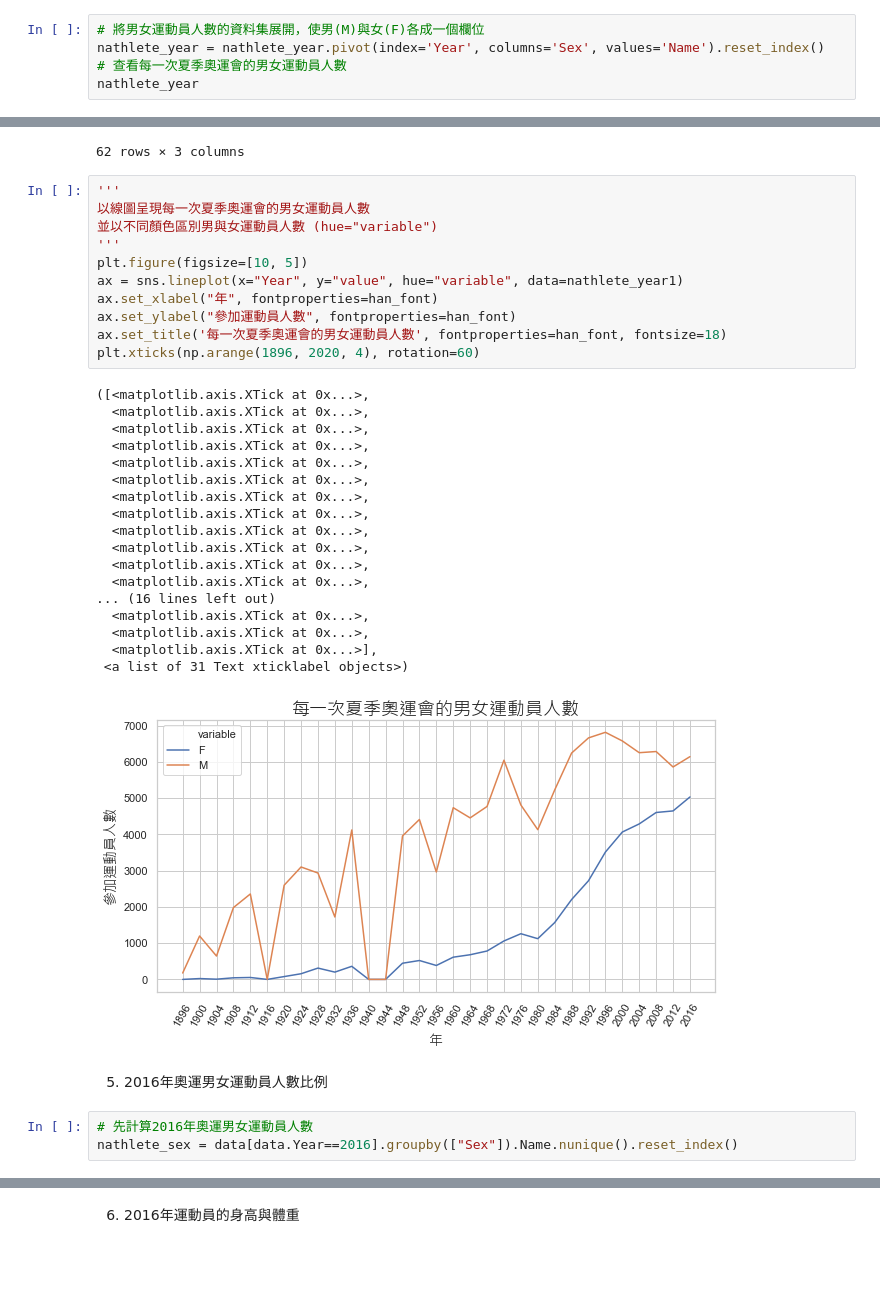
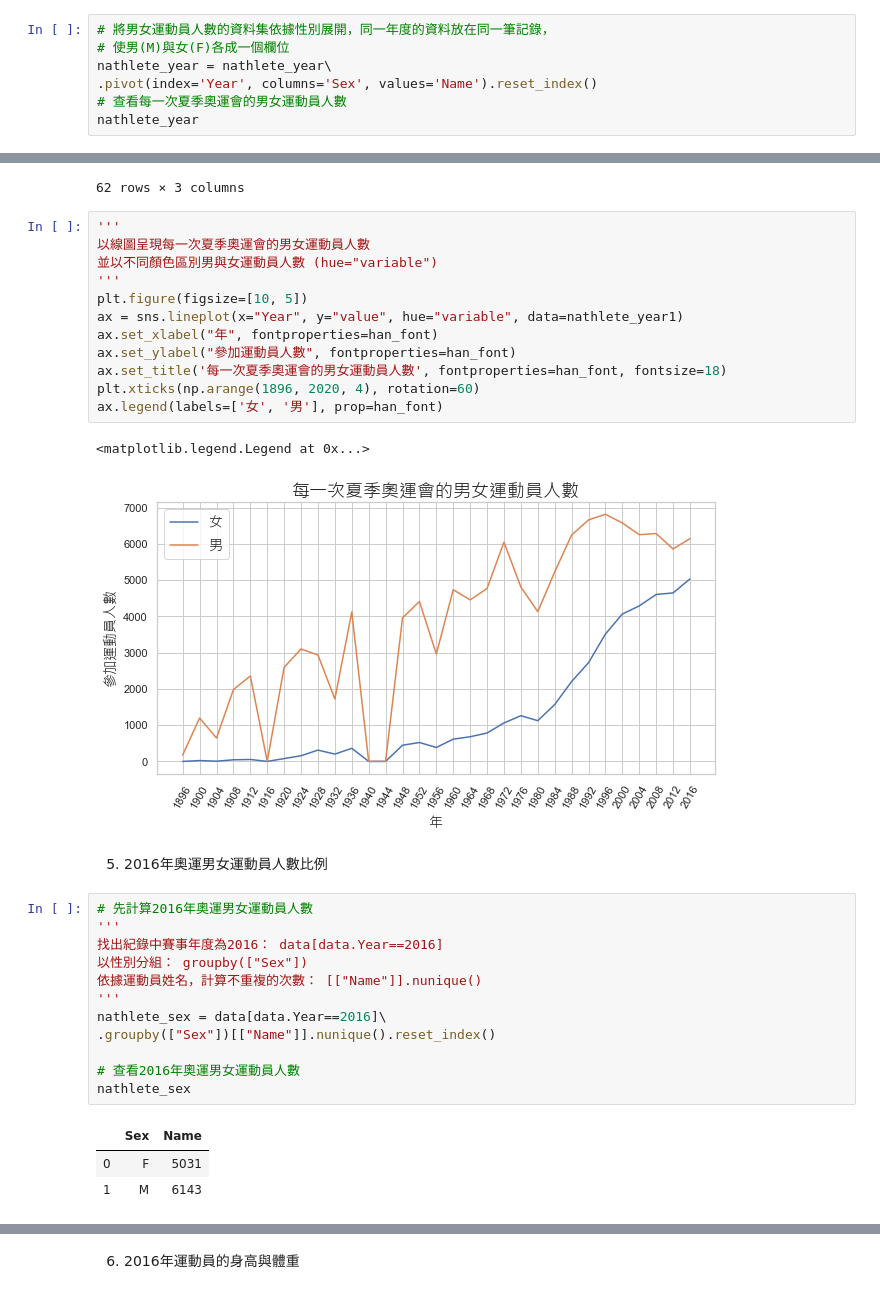
Before and after one commit to sungchien/ecommerce, a Jupyter notebook: 10-fundamental-for-data-analysis.ipynb, the cells around one changed output, grey strips where cells are left out. Cells and saved outputs as stored; diff of their text form; blank space fills up the shorter version.

```diff
--- a/10-fundamental-for-data-analysis.ipynb
+++ b/10-fundamental-for-data-analysis.ipynb
@@ -748,8 +761,10 @@ nathlete_year
 | 55 | 2016 | F | 5031 |
 | 56 | 2016 | M | 6143 |
 # %%
-# 將男女運動員人數的資料集展開，使男(M)與女(F)各成一個欄位
-nathlete_year = nathlete_year.pivot(index='Year', columns='Sex', values='Name').reset_index()
+# 將男女運動員人數的資料集依據性別展開，同一年度的資料放在同一筆記錄，
+# 使男(M)與女(F)各成一個欄位
+nathlete_year = nathlete_year\
+.pivot(index='Year', columns='Sex', values='Name').reset_index()
 # 查看每一次夏季奧運會的男女運動員人數
 nathlete_year
 # %% [output]
@@ -836,38 +851,36 @@ nathlete_year1
 # %%
 '''
 以線圖呈現每一次夏季奧運會的男女運動員人數
 並以不同顏色區別男與女運動員人數 (hue="variable")
 '''
 plt.figure(figsize=[10, 5])
 ax = sns.lineplot(x="Year", y="value", hue="variable", data=nathlete_year1)
 ax.set_xlabel("年", fontproperties=han_font)
 ax.set_ylabel("參加運動員人數", fontproperties=han_font)
 ax.set_title('每一次夏季奧運會的男女運動員人數', fontproperties=han_font, fontsize=18)
 plt.xticks(np.arange(1896, 2020, 4), rotation=60)
+ax.legend(labels=['女', '男'], prop=han_font)
 # %% [output]
-([<matplotlib.axis.XTick at 0x...>,
-  <matplotlib.axis.XTick at 0x...>,
-  <matplotlib.axis.XTick at 0x...>,
-  <matplotlib.axis.XTick at 0x...>,
-  <matplotlib.axis.XTick at 0x...>,
-  <matplotlib.axis.XTick at 0x...>,
-  <matplotlib.axis.XTick at 0x...>,
-  <matplotlib.axis.XTick at 0x...>,
-  <matplotlib.axis.XTick at 0x...>,
-  <matplotlib.axis.XTick at 0x...>,
-  <matplotlib.axis.XTick at 0x...>,
-  <matplotlib.axis.XTick at 0x...>,
-... (16 lines left out)
-  <matplotlib.axis.XTick at 0x...>,
-  <matplotlib.axis.XTick at 0x...>,
-  <matplotlib.axis.XTick at 0x...>],
- <a list of 31 Text xticklabel objects>)
+<matplotlib.legend.Legend at 0x...>
-[figure, old version]
+[figure, new version]
 # %% [markdown]
 5. 2016年奧運男女運動員人數比例
 # %%
 # 先計算2016年奧運男女運動員人數
-nathlete_sex = data[data.Year==2016].groupby(["Sex"]).Name.nunique().reset_index()
+'''
+找出紀錄中賽事年度為2016： data[data.Year==2016]
+以性別分組： groupby(["Sex"])
+依據運動員姓名，計算不重複的次數： [["Name"]].nunique()
+'''
+nathlete_sex = data[data.Year==2016]\
+.groupby(["Sex"])[["Name"]].nunique().reset_index()
+
+# 查看2016年奧運男女運動員人數
+nathlete_sex
+# %% [output]
+|  | Sex | Name |
+| 0 | F | 5031 |
+| 1 | M | 6143 |
 # %%
 '''
 seaborn沒有提供圓餅圖，需要利用matplotlib.pyplot的pie繪製
```
Also changed, not shown: parts of 21 cells of this notebook.
